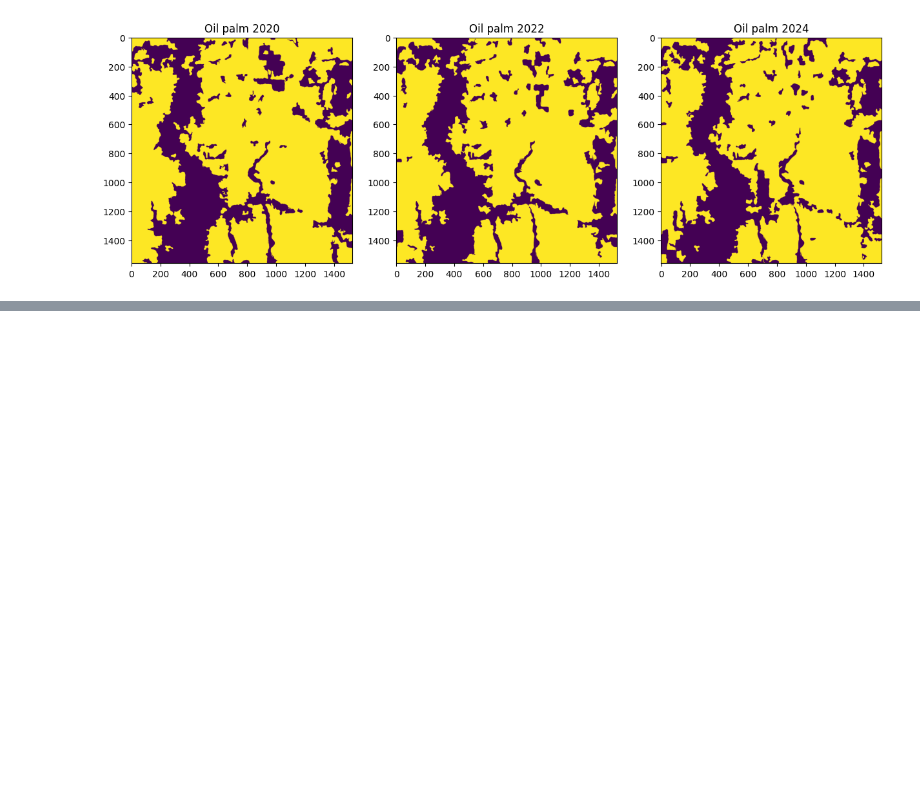
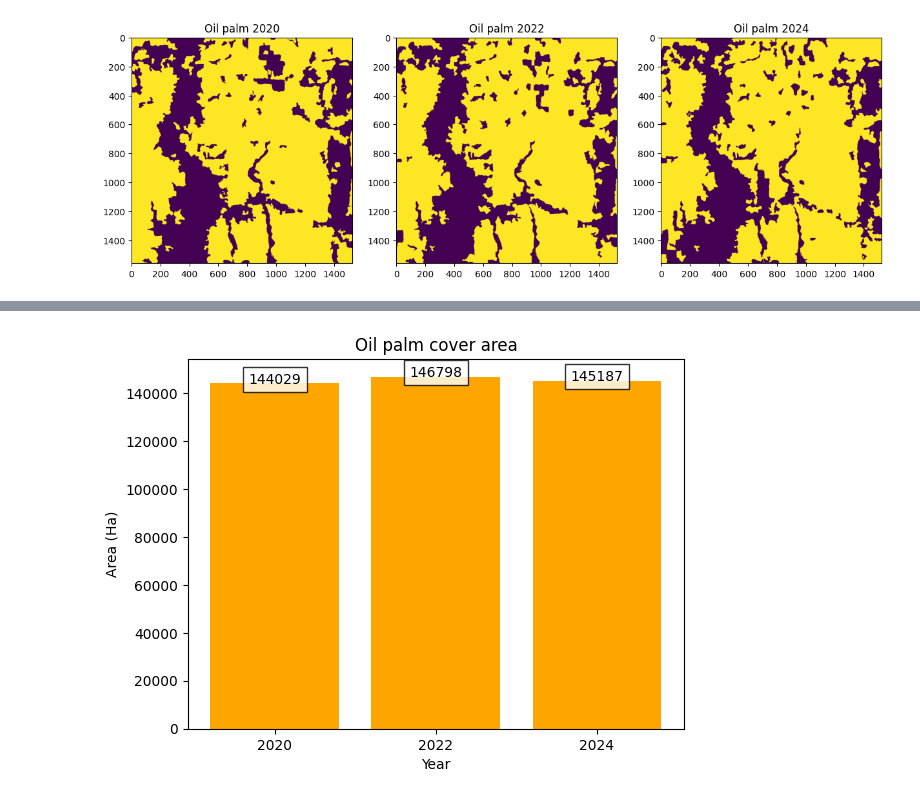
Before and after one commit to ramiqcom/remote-sensing-python, a Jupyter notebook: notebook/oil_palm_mapping_s1/notebook.ipynb, the cells around one changed output, grey strips where cells are left out. Cells and saved outputs as stored; diff of their text form; code cells hidden in the pictures; blank space fills up the shorter version.

```diff
--- a/notebook/oil_palm_mapping_s1/notebook.ipynb
+++ b/notebook/oil_palm_mapping_s1/notebook.ipynb
@@ -288,0 +320,25 @@ plt.legend(handles=patches, bbox_to_anchor=(1.05, 1), loc=2, borderaxespad=0.0)
+# %%
+# oil palm cover change area size
+plt.title("Oil palm cover area")
+plt.bar(
+    [f"{year}" for year in YEARS],
+    [dict_image["oil_palm_area"] for dict_image in images_s1],
+    color="orange"
+)
+plt.ylabel("Area (Ha)")
+plt.xlabel("Year")
+
+# Function to add labels inside a box
+def add_labels(x, y):
+    for i in range(len(x)):
+        plt.text(
+            i, y[i], y[i], ha="center", bbox=dict(facecolor="white", alpha=0.8)
+        )  # Adding a red box around text
+
+# Adding value labels
+add_labels(
+    [f"{year}" for year in YEARS],
+    [dict_image["oil_palm_area"] for dict_image in images_s1],
+)
+# %% [output]
+[figure, added]
```
Also changed, not shown: parts of 4 cells of this notebook, 1 other file.
